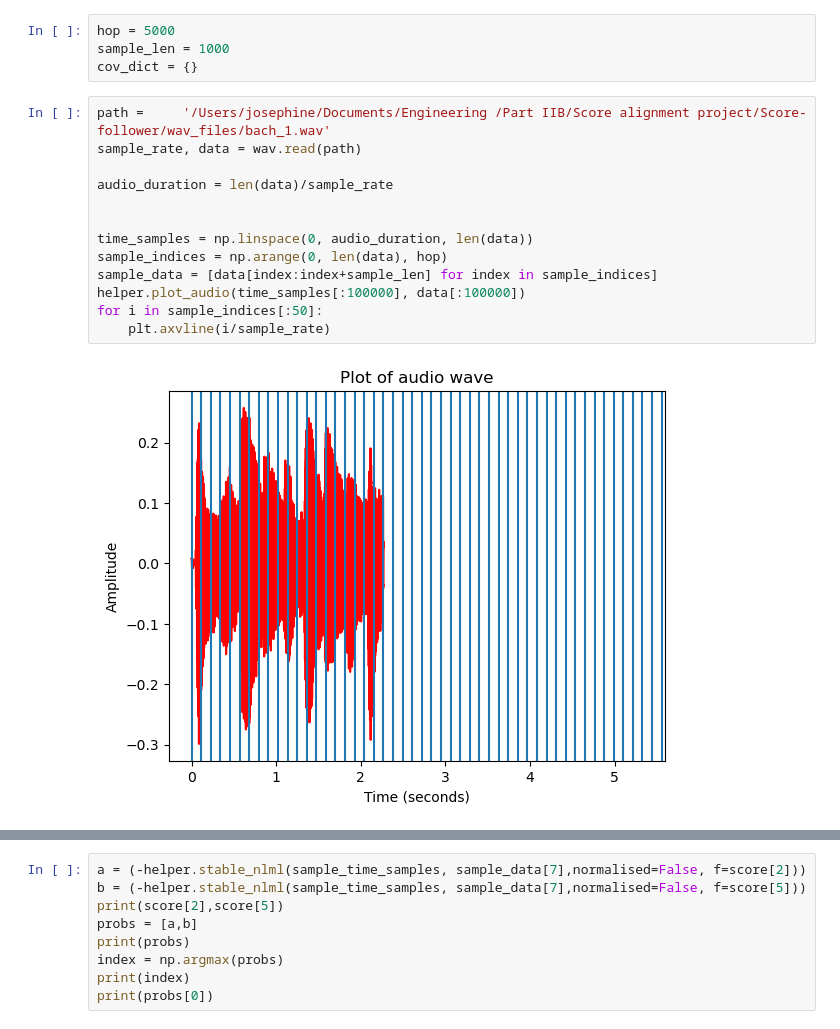
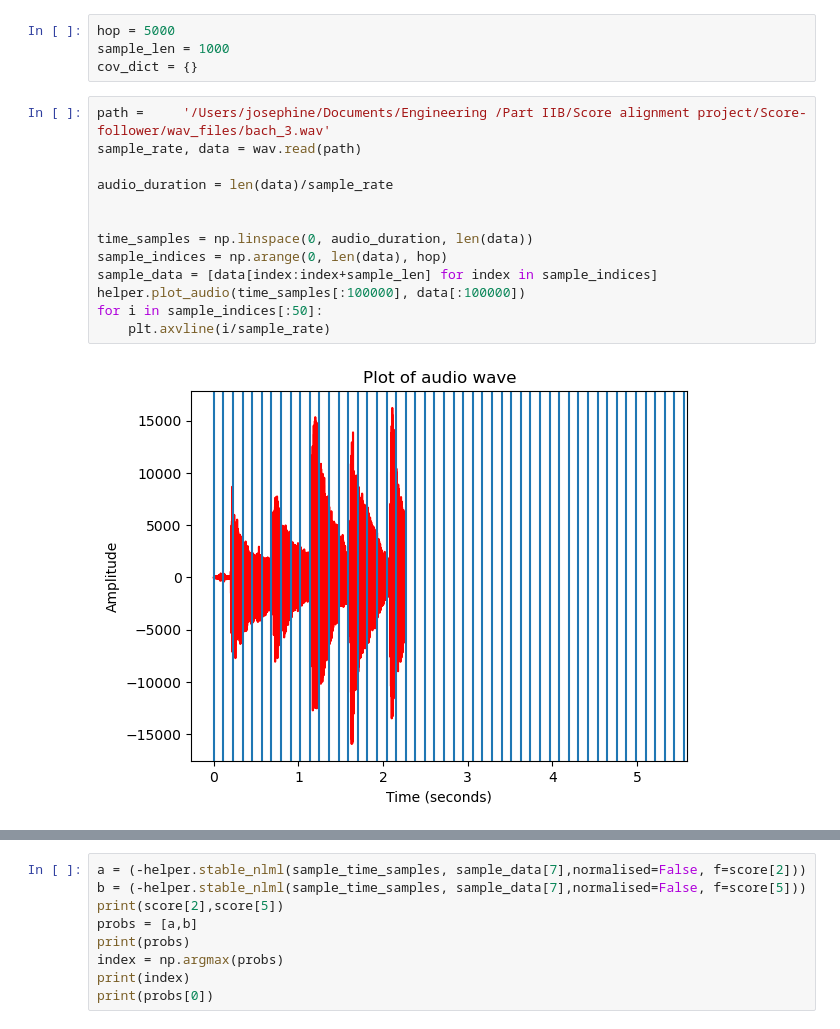
Before and after one commit to josephinecowley/Score-follower, a Jupyter notebook: GP_models/no_onset_detection.ipynb, the cells around one changed output, grey strips where cells are left out. Drawn from its saved outputs; the diff is of its cells as text.

```diff
--- a/GP_models/no_onset_detection.ipynb
+++ b/GP_models/no_onset_detection.ipynb
@@ -28,20 +28,20 @@ hop = 5000
 sample_len = 1000
 cov_dict = {}
 # %%
-path =     '/Users/josephine/Documents/Engineering /Part IIB/Score alignment project/Score-follower/wav_files/bach_1.wav'
+path =     '/Users/josephine/Documents/Engineering /Part IIB/Score alignment project/Score-follower/wav_files/bach_3.wav'
 sample_rate, data = wav.read(path)
 
 audio_duration = len(data)/sample_rate
 
 
 time_samples = np.linspace(0, audio_duration, len(data))
 sample_indices = np.arange(0, len(data), hop)
 sample_data = [data[index:index+sample_len] for index in sample_indices]
 helper.plot_audio(time_samples[:100000], data[:100000])
 for i in sample_indices[:50]:
     plt.axvline(i/sample_rate)
 # %% [output]
-[figure, old version]
+[figure, new version]
 # %%
 def oltw(sample_data: list, score: list, time_samples: np.ndarray, n: int, pedal: bool = False, cov_dict:dict=None,back_track: int=0):
     state_number, audio_frame_number = 0, 0
```
Also changed, not shown: parts of 10 cells of this notebook.
